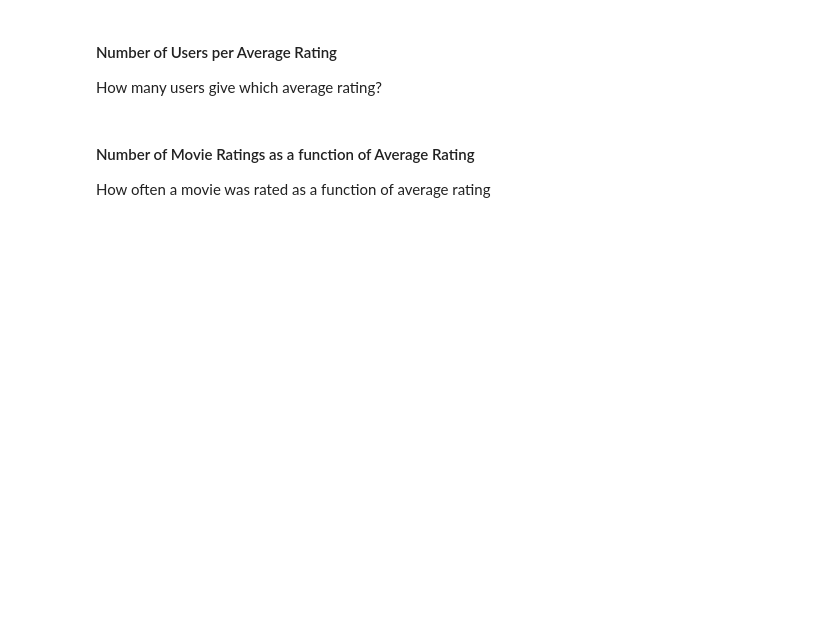
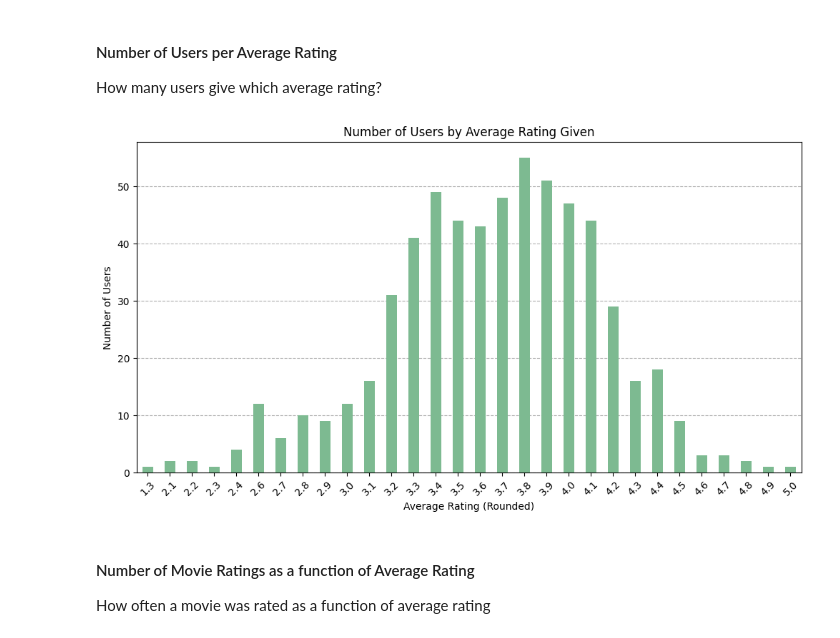
Before and after one commit to okaynils/fhnw-ds-rsy, a Jupyter notebook: MiniChallenge/RSY_ MiniChallenge_FS24.ipynb, the cells around one changed output. Cells and saved outputs as stored; diff of their text form; code cells hidden in the pictures; blank space fills up the shorter version.

```diff
--- a/MiniChallenge/RSY_ MiniChallenge_FS24.ipynb
+++ b/MiniChallenge/RSY_ MiniChallenge_FS24.ipynb
@@ -216,6 +237,23 @@ The rating distributions of 3 movies that you have watched
 # %% [markdown]
 #### Number of Users per Average Rating
 How many users give which average rating?
+# %%
+user_avg_ratings = df_movieratings.groupby('userId')['rating'].mean().reset_index(name='avg_rating')
+
+user_avg_ratings['avg_rating_rounded'] = user_avg_ratings['avg_rating'].round(1)
+
+avg_rating_counts = user_avg_ratings['avg_rating_rounded'].value_counts().sort_index()
+
+plt.figure(figsize=(12, 6))
+avg_rating_counts.plot(kind='bar', zorder=3)
+plt.title('Number of Users by Average Rating Given')
+plt.xlabel('Average Rating (Rounded)')
+plt.ylabel('Number of Users')
+plt.xticks(rotation=45)
+plt.grid(axis='y', linestyle='--', zorder=0)
+plt.show()
+# %% [output]
+[figure, added]
 # %% [markdown]
 #### Number of Movie Ratings as a function of Average Rating
 How often a movie was rated as a function of average rating
```
Also changed, not shown: parts of 5 cells of this notebook.
